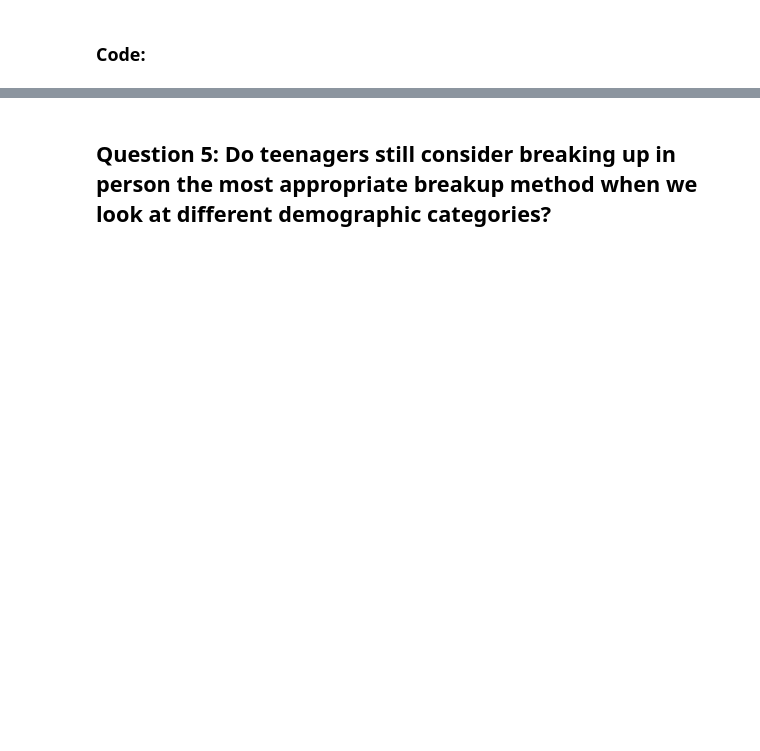
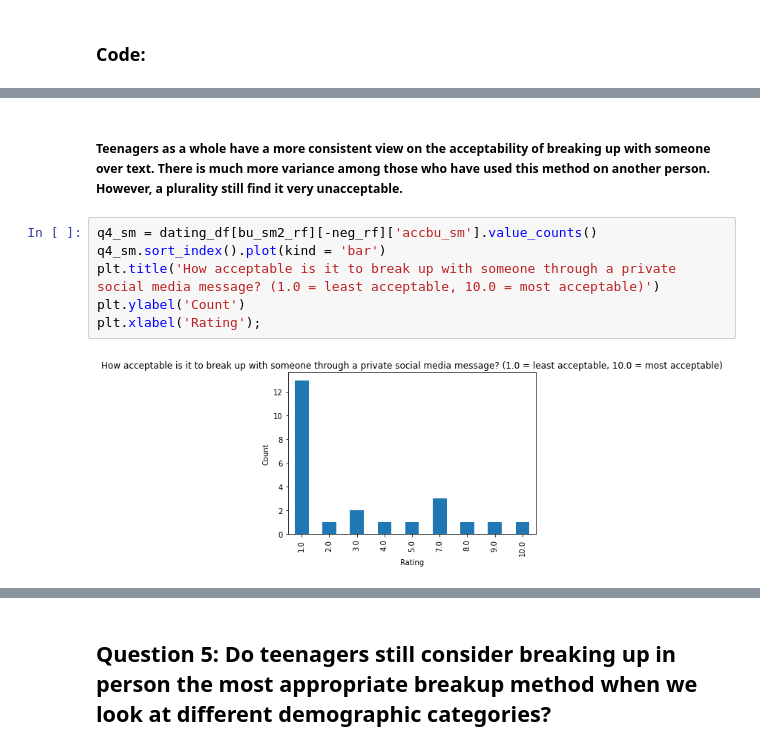
Before and after one commit to mbod/comm318_F21_Project_Group4, a Jupyter notebook: data_analysis/Data Analysis Part 2 (Joy Ekasi-Otu).ipynb, the cells around one changed output, grey strips where cells are left out. Drawn from its saved outputs; the diff is of its cells as text; blank space fills up the shorter version.

```diff
--- a/data_analysis/Data Analysis Part 2 (Joy Ekasi-Otu).ipynb
+++ b/data_analysis/Data Analysis Part 2 (Joy Ekasi-Otu).ipynb
@@ -344,0 +346,10 @@ Name: bu_text2, dtype: int64
+# %% [markdown]
+##### Teenagers as a whole have a more consistent view on the acceptability of breaking up with someone over text. There is much more variance among those who have used this method on another person. However, a plurality still find it very unacceptable.
+# %%
+q4_sm = dating_df[bu_sm2_rf][-neg_rf]['accbu_sm'].value_counts()
+q4_sm.sort_index().plot(kind = 'bar')
+plt.title('How acceptable is it to break up with someone through a private social media message? (1.0 = least acceptable, 10.0 = most acceptable)')
+plt.ylabel('Count')
+plt.xlabel('Rating');
+# %% [output]
+[figure, added]
```
Also changed, not shown: parts of 27 cells of this notebook, 10 other files.
